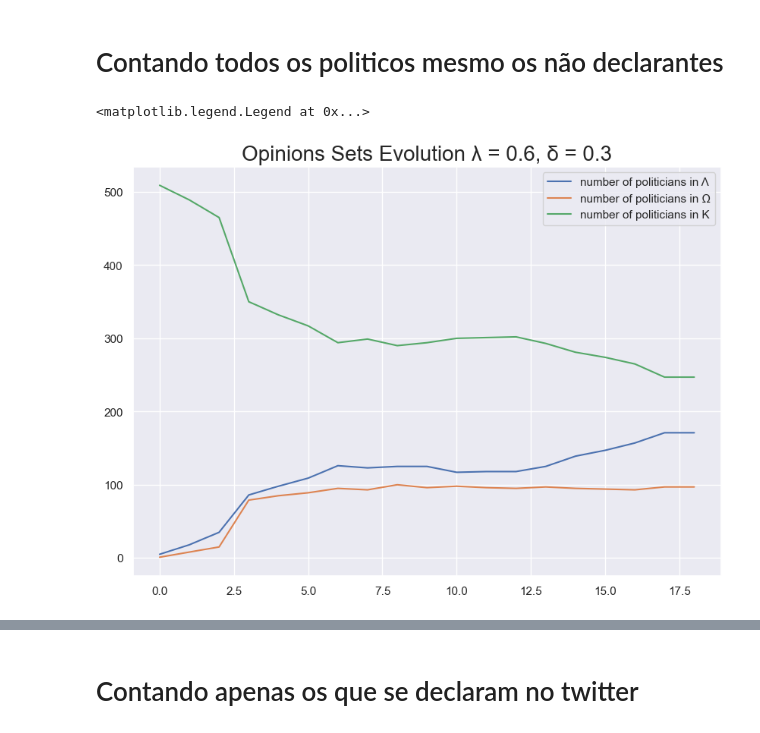
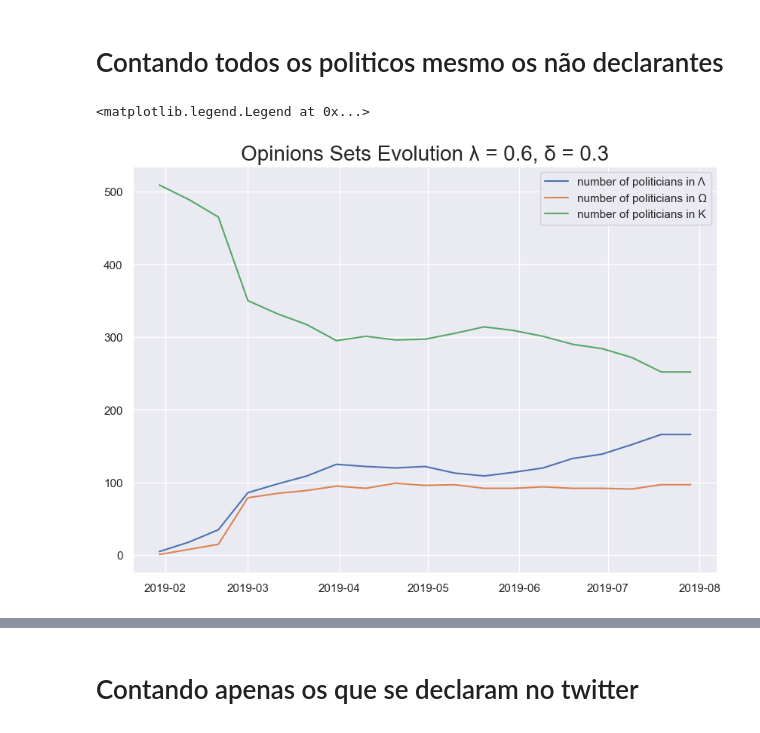
Before and after one commit to htrpch/politcalShit, a Jupyter notebook: notebooks/ShowModel.ipynb, the cells around one changed output, grey strips where cells are left out. Drawn from its saved outputs; the diff is of its cells as text; code cells hidden in the pictures.

```diff
--- a/notebooks/ShowModel.ipynb
+++ b/notebooks/ShowModel.ipynb
@@ -33,7 +33,7 @@ lambd = 0.6
 delta = 0.3
 lag = 10
 # %%
-Experimento = Experimento.get_opinions(lambd, delta, lag, datetime(2020,1,1))
+Experimento = Experimento.get_opinions(lambd, delta, lag, datetime(2021,7,12))
 # %%
 Experimento = Experimento.get_changes()
 Experimento = Experimento.get_fluxes()
@@ -72,15 +72,17 @@ def plot_fluxes(Experimento):
 # %%
 plt.figure(figsize=(10,7))
 
 plt.title('Opinions Sets Evolution λ = %s, δ = %s'%(lambd,delta), fontsize = 20)
 
-plt.plot(Experimento.A, label = 'number of politicians in Λ')
+plt.plot(Experimento.times, Experimento.A, label = 'number of politicians in Λ')
 
-plt.plot(Experimento.O, label = 'number of politicians in Ω')
+plt.plot(Experimento.times, Experimento.O, label = 'number of politicians in Ω')
 
-plt.plot(Experimento.K, label = 'number of politicians in K')
+plt.plot(Experimento.times,Experimento.K, label = 'number of politicians in K')
+
+
 
 plt.legend()
 # %% [output]
 <matplotlib.legend.Legend at 0x...>
-[figure, old version]
+[figure, new version]
```
Also changed, not shown: parts of 1 cell of this notebook.
